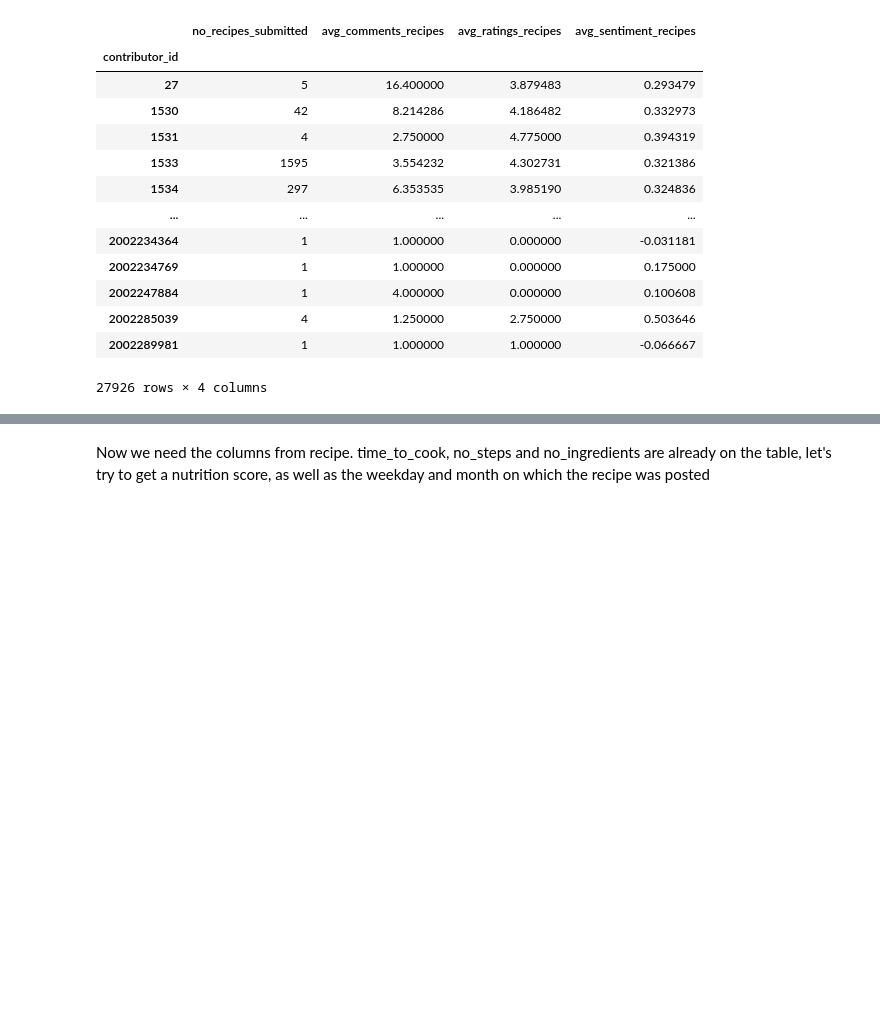
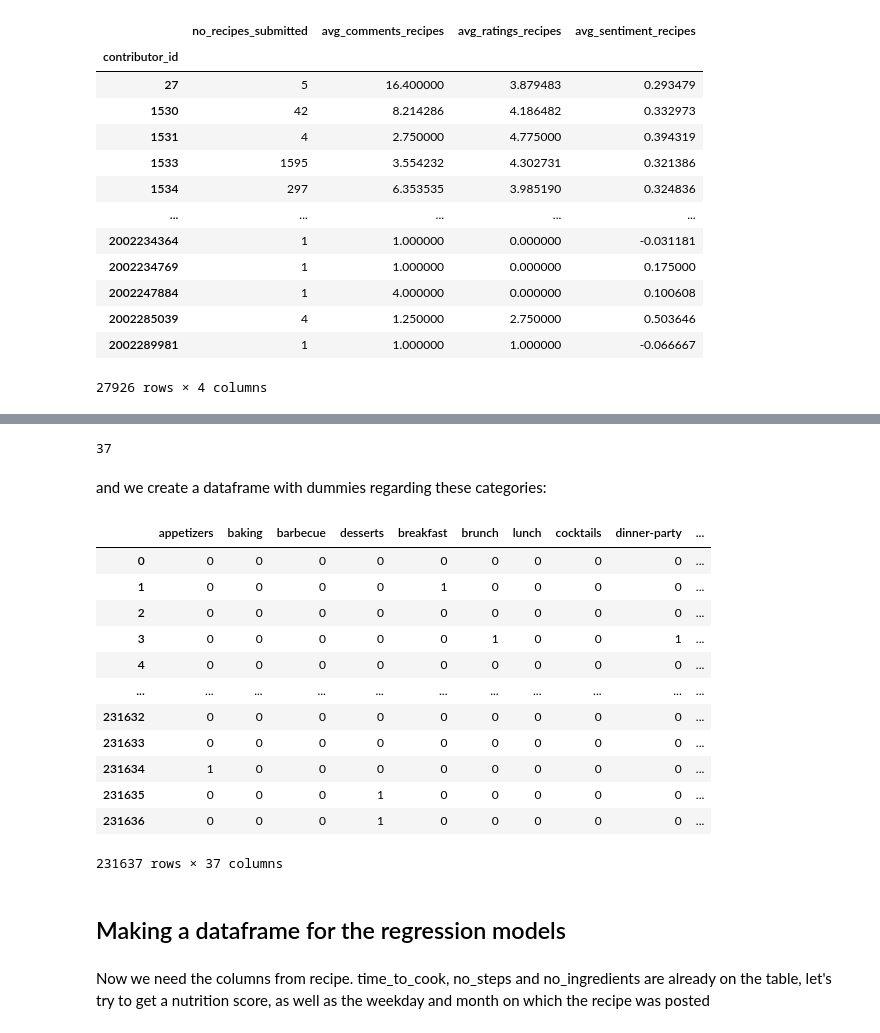
Before and after one commit to Alex-Skp/Recipe-Popularity-Predictor, a Jupyter notebook: code/1-engineering-a-training-dataset.ipynb, the cells around one changed output, grey strips where cells are left out. Cells and saved outputs as stored; diff of their text form; code cells hidden in the pictures; blank space fills up the shorter version.

Commit message:
pipelines finished, needs to add features and tweaking the model

```diff
--- a/code/engineering-a-training-dataset.ipynb
+++ b/code/1-engineering-a-training-dataset.ipynb
@@ -332,0 +370,4 @@ nlp = spacy.load("en_core_web_sm")
+# %%
+tags_set = set()
+for tags in combined_df['tags'].sample(10):
+        print (tags)
@@ -332,0 +462,34 @@ nlp = spacy.load("en_core_web_sm")
+# %%
+len(categories)
+# %% [output]
+37
+# %% [markdown]
+and we create a dataframe with dummies regarding these categories:
+# %%
+categories_df = pd.DataFrame(columns=categories)
+# %%
+
+for i,tags in tqdm(enumerate(combined_df['tags'])):
+    row = []
+    for cat in categories:
+        if cat in tags:
+            row.append(1)
+        else:
+            row.append(0)
+    categories_df.loc[i] = row
+# %%
+categories_df
+# %% [output]
+|  | appetizers | baking | barbecue | desserts | breakfast | brunch | lunch | cocktails | dinner-party | ... |
+| 0 | 0 | 0 | 0 | 0 | 0 | 0 | 0 | 0 | 0 | ... |
+| 1 | 0 | 0 | 0 | 0 | 1 | 0 | 0 | 0 | 0 | ... |
+| 2 | 0 | 0 | 0 | 0 | 0 | 0 | 0 | 0 | 0 | ... |
+| 3 | 0 | 0 | 0 | 0 | 0 | 1 | 0 | 0 | 1 | ... |
+| 4 | 0 | 0 | 0 | 0 | 0 | 0 | 0 | 0 | 0 | ... |
+| ... | ... | ... | ... | ... | ... | ... | ... | ... | ... | ... |
+| 231632 | 0 | 0 | 0 | 0 | 0 | 0 | 0 | 0 | 0 | ... |
+| 231633 | 0 | 0 | 0 | 0 | 0 | 0 | 0 | 0 | 0 | ... |
+| 231634 | 1 | 0 | 0 | 0 | 0 | 0 | 0 | 0 | 0 | ... |
+| 231635 | 0 | 0 | 0 | 1 | 0 | 0 | 0 | 0 | 0 | ... |
+| 231636 | 0 | 0 | 0 | 1 | 0 | 0 | 0 | 0 | 0 | ... |
+231637 rows × 37 columns
@@ -333,3 +500,5 @@ nlp = spacy.load("en_core_web_sm")
+# %% [markdown]
+## Making a dataframe for the regression models
 # %%
 combined_df['weekday_posted'] = [d.weekday() for d in combined_df['submitted']]
 # %%
```
Also changed, not shown: parts of 20 cells of this notebook, 1 other file.
